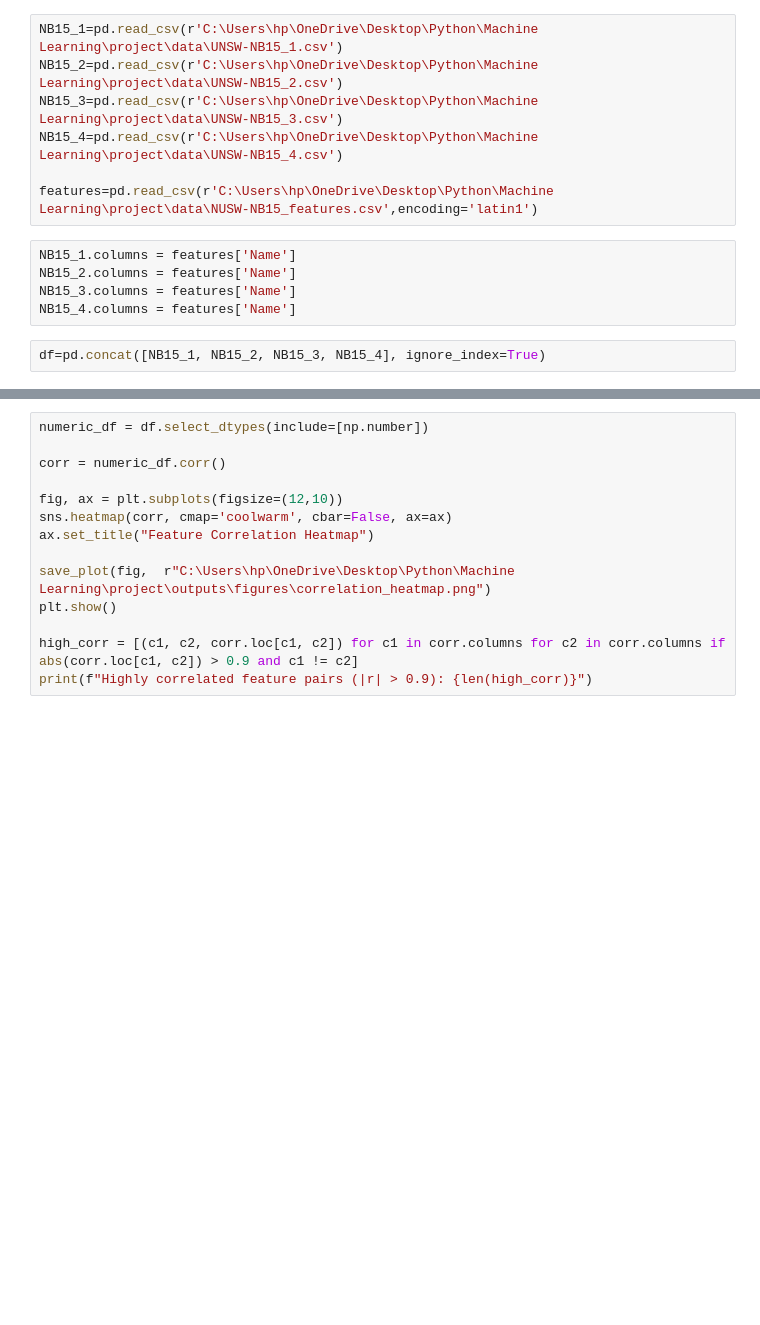
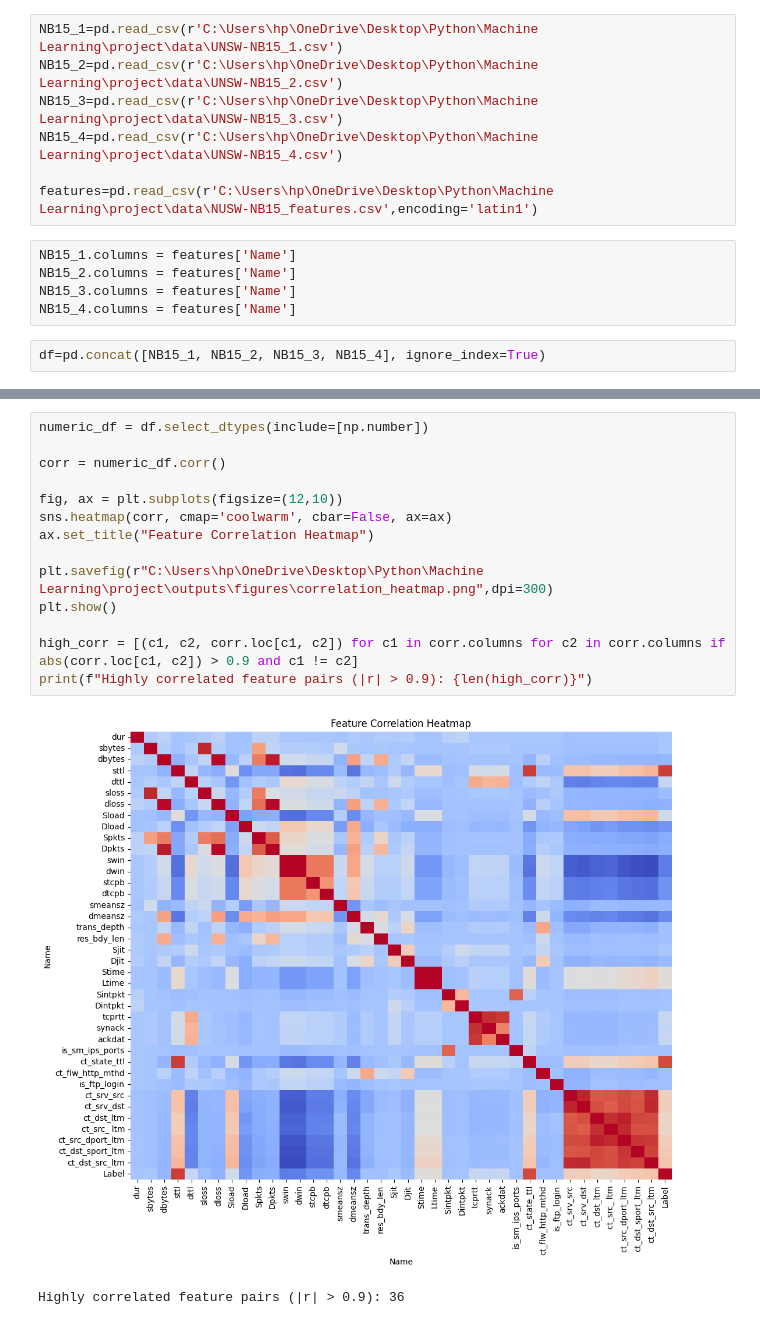
Before and after one commit to unofficiallybhav/network-intrusion-anomaly-detector, a Jupyter notebook: notebook/eda.ipynb, the cells around one changed output, grey strips where cells are left out. Cells and saved outputs as stored; diff of their text form; blank space fills up the shorter version.

```diff
--- a/notebook/eda.ipynb
+++ b/notebook/eda.ipynb
@@ -68,14 +134,17 @@ plt.show()
 # %%
 numeric_df = df.select_dtypes(include=[np.number])
 
 corr = numeric_df.corr()
 
 fig, ax = plt.subplots(figsize=(12,10))
 sns.heatmap(corr, cmap='coolwarm', cbar=False, ax=ax)
 ax.set_title("Feature Correlation Heatmap")
 
-save_plot(fig,  r"C:\Users\hp\OneDrive\Desktop\Python\Machine Learning\project\outputs\figures\correlation_heatmap.png")
+plt.savefig(r"C:\Users\hp\OneDrive\Desktop\Python\Machine Learning\project\outputs\figures\correlation_heatmap.png",dpi=300)
 plt.show()
 
 high_corr = [(c1, c2, corr.loc[c1, c2]) for c1 in corr.columns for c2 in corr.columns if abs(corr.loc[c1, c2]) > 0.9 and c1 != c2]
 print(f"Highly correlated feature pairs (|r| > 0.9): {len(high_corr)}")
+# %% [output]
+[figure, added]
+Highly correlated feature pairs (|r| > 0.9): 36
```
Also changed, not shown: parts of 9 cells of this notebook, 4 other files.
